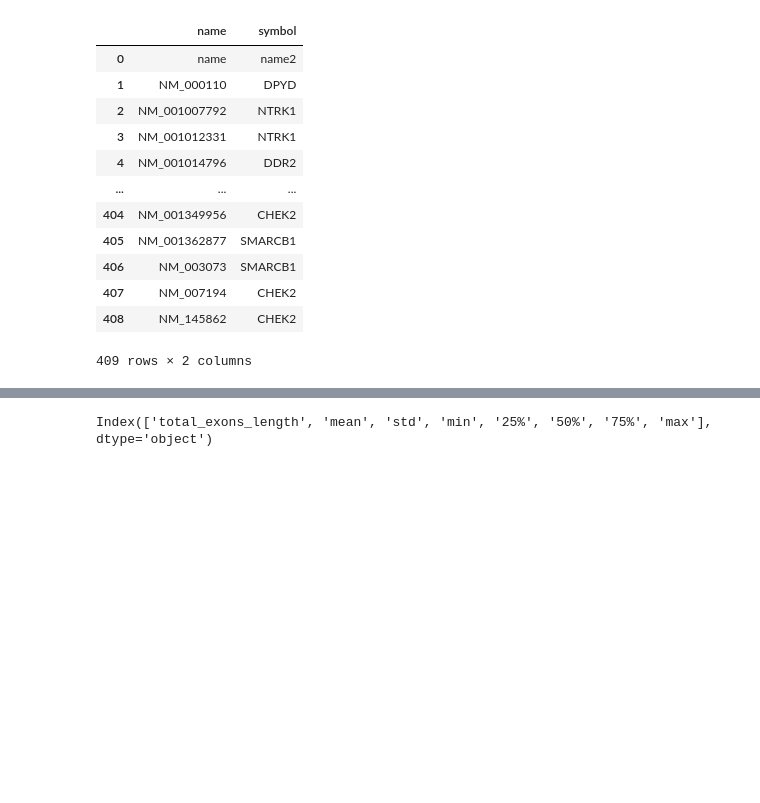
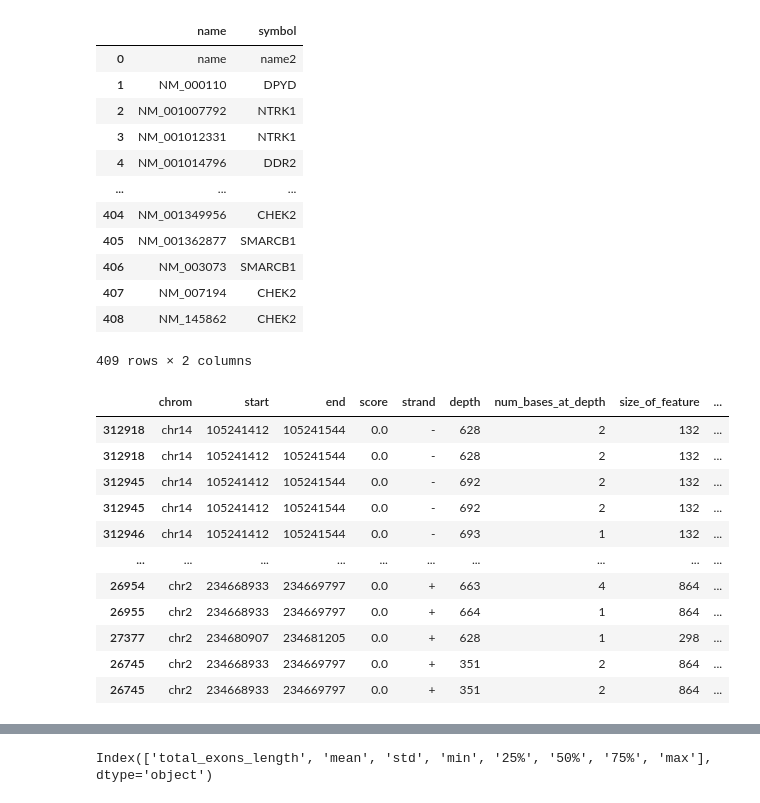
Before and after one commit to BI-BKV-LiU/TNscope, a Jupyter notebook: exp/create_coverage_plots/create_coverages.ipynb, the cells around one changed output, grey strips where cells are left out. Drawn from its saved outputs; the diff is of its cells as text; code cells hidden in the pictures; blank space fills up the shorter version.

Commit message:
Handle 1 joined all samples encomp file instead

```diff
--- a/exp/create_coverage_plots/create_coverages.ipynb
+++ b/exp/create_coverage_plots/create_coverages.ipynb
@@ -85,7 +85,7 @@ import plotly.express as px
 import plotly.io as io
 import os
 
-sample_covs = Path('cov/')
+sample_covs = Path('all_samples_joined.tsv')
 
 
 gene_names = pd.read_csv("gene_names.tsv",
@@ -94,56 +94,65 @@ gene_names = pd.read_csv("gene_names.tsv",
                          header=0
                         )
 
+header = ["sample_id", "chrom", "start", "end", "name", "score", "strand","depth","num_bases_at_depth","size_of_feature","pros_of_feature_at_depth"]
+
+all_samples = pd.read_csv(sample_covs,
+                          sep="\t",
+                          names=header)
+
 fig_list = []
 metrics_df_list = []
 out_path = "sample_coverages/"
 
-for path in sorted(sample_covs.glob("*.hist")):
-    sample_name = str(path.stem).split("results_")[1]
-    df = pd.read_csv(path,
-                     sep="\t",
-                     names=["chrom", "start", "end", "name", "score", "strand","depth","num_bases_at_depth","size_of_feature","pros_of_feature_at_depth"])
+grouped = all_samples.groupby(all_samples.sample_id)
+
+
+sample_IDs = all_samples['sample_id'].unique()
+
+transcripts_list = []
+
+
+
+for sample in sample_IDs:
+    df = grouped.get_group(sample)
+    df = df[df.chrom != "all"].copy()
     df = df[df.chrom != "all"].copy()
     df[['ID', 'rest']] = df['name'].str.split('_cds_', -1, expand=True) # https://stackoverflow.com/a/39358924
     df[["exon_number", "unknown", "exon_chrom", "exon_start_pos", "exon_strand"]] = df['rest'].str.split('_', -1, expand=True)
     df[['base_ID', 'version']] = df['ID'].str.split('.', 2, expand=True)
-    df = df.drop(["name","rest"], axis = 1)
+    sample_name = df.iloc[0][header[0]]
+    df = df.drop(["name","rest"]+[header[0]], axis = 1)
     df = df.astype({
-               'chrom':'str',
-               'start':'int',
-               'end':'int',
-               'score':'float',
-               'strand':'str',
-               'depth':'int',
-               'num_bases_at_depth':'int',
-               'size_of_feature':'int',
-               'pros_of_feature_at_depth':'float',
-               'ID':'category',
-               "exon_number":'category',
-               "unknown":'category',
-               "exon_chrom":"category",
-               "exon_start_pos":"int",
-               "exon_strand":"category"
-              }
-             )
+           'chrom':'str',
+           'start':'int',
+           'end':'int',
+           'score':'float',
+           'strand':'str',
+           'depth':'int',
+           'num_bases_at_depth':'int',
+           'size_of_feature':'int',
+           'pros_of_feature_at_depth':'float',
+           'ID':'category',
+           "exon_number":'category',
+           "unknown":'category',
+           "exon_chrom":"category",
+           "exon_start_pos":"int",
+           "exon_strand":"category"
+          }
+         )
     df = df.merge(right=gene_names,
                   how='left',
                   left_on='base_ID',
                   right_on='name'
                  )
+    # Join symbols and IDs into one column so they can be visualised as one entity
     df['symbol_ID'] = df['symbol'] + " " + df['ID'].astype(str)
+    # Sort the symbol_IDs so they aren't randomly presented in the figure
     df = df.sort_values(by=['symbol_ID'])
-    # Duplicate rows with several bases
+    # Duplicate rows with several bases, this enables calculating averages in a more easier way
     df = df.loc[df.index.repeat(df.num_bases_at_depth)] # https://stackoverflow.com/a/57009491
-    # Create box plot
-    #box_fig = px.box(df,
-    #                 x="symbol_ID",
-    #                 y="depth")
-    #box_fig.write_html(out_path + "box/" + sample_name + "_box" + ".html",
-    #                   config= {'displaylogo': False})
-    #vio_fig = px.violin(df, x="ID", y="depth", box=True)
 
-    # Extract a list of all unique NCBI ID:s
+    # Get a list of symbol_IDs so they can be looped through later on
     transcripts = df['symbol_ID'].unique()
 
     grouped = df.groupby(df.symbol_ID)
@@ -157,31 +166,44 @@ for path in sorted(sample_covs.glob("*.hist")):
 
         # Extract key values for the depth column
         c = c.describe()['depth'].to_frame(NCBI_id).T
         transcripts_list.append(c)
 
     # Join all key data into one df
     all_transcripts = (pd.concat(transcripts_list, axis=0)
                        .rename(columns={'count': 'total_length_of_exons'})
                        .astype({
                                'total_length_of_exons':'int',
                                'max':'int',
                                'min':'int'}
                               )
                       )
 
     all_transcripts.index.name = "ID"
     # Create bar plots
     bar_fig = px.bar(all_transcripts.reset_index(),
+                     y='mean',
                      x='ID',
-                     y='mean',
                      hover_data=["total_length_of_exons", "mean", 'std', 'min', '25%', '50%', '75%', 'max',"ID"],
                      title="Sample name: " + sample_name
                     )
     #bar_fig.write_html(out_path + "bar/" + sample_name + "_bar" + ".html",
     #                   config= {'displaylogo': False})
 
     fig_list.append(bar_fig)
 
     # Create tables with metrics
     all_transcripts['sample_name'] = sample_name
     metrics_df_list.append(all_transcripts)
+# %% [output]
+|  | chrom | start | end | score | strand | depth | num_bases_at_depth | size_of_feature | ... |
+| 312918 | chr14 | 105241412 | 105241544 | 0.0 | - | 628 | 2 | 132 | ... |
+| 312918 | chr14 | 105241412 | 105241544 | 0.0 | - | 628 | 2 | 132 | ... |
+| 312945 | chr14 | 105241412 | 105241544 | 0.0 | - | 692 | 2 | 132 | ... |
+| 312945 | chr14 | 105241412 | 105241544 | 0.0 | - | 692 | 2 | 132 | ... |
+| 312946 | chr14 | 105241412 | 105241544 | 0.0 | - | 693 | 1 | 132 | ... |
+| ... | ... | ... | ... | ... | ... | ... | ... | ... | ... |
+| 26954 | chr2 | 234668933 | 234669797 | 0.0 | + | 663 | 4 | 864 | ... |
+| 26955 | chr2 | 234668933 | 234669797 | 0.0 | + | 664 | 1 | 864 | ... |
+| 27377 | chr2 | 234680907 | 234681205 | 0.0 | + | 628 | 1 | 298 | ... |
+| 26745 | chr2 | 234668933 | 234669797 | 0.0 | + | 351 | 2 | 864 | ... |
+| 26745 | chr2 | 234668933 | 234669797 | 0.0 | + | 351 | 2 | 864 | ... |
```
Also changed, not shown: parts of 2 cells of this notebook.
